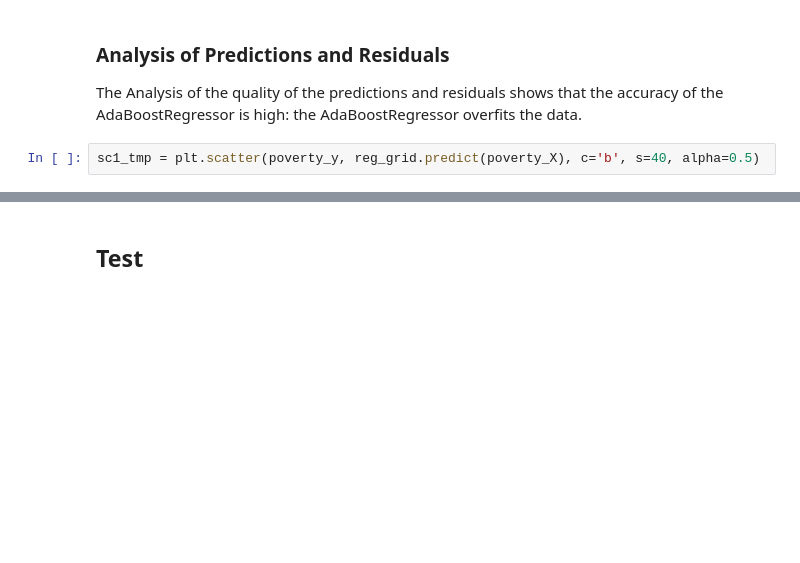
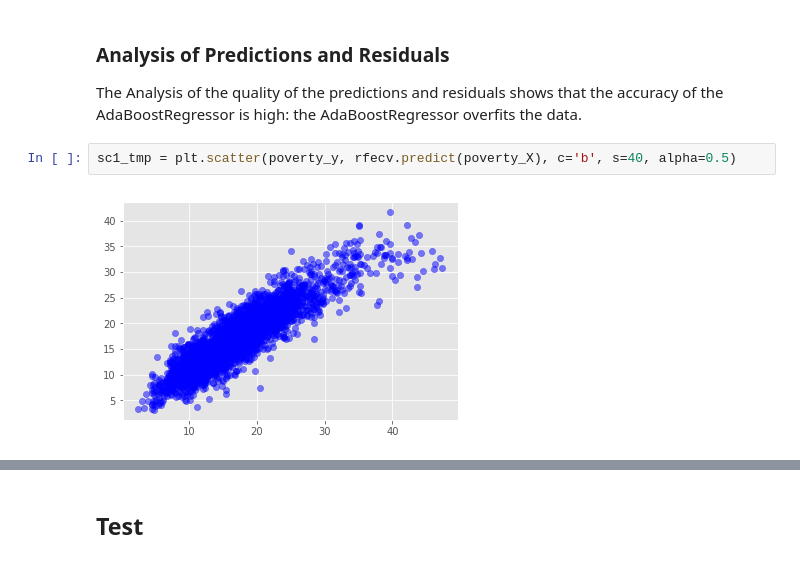
Before and after one commit to mvervuurt/datakitchen, a Jupyter notebook: Templates/Capstone/Capstone-AdaReg.ipynb, the cells around one changed output, grey strips where cells are left out. Drawn from its saved outputs; the diff is of its cells as text; blank space fills up the shorter version.

```diff
--- a/Templates/Capstone/Capstone-AdaReg.ipynb
+++ b/Templates/Capstone/Capstone-AdaReg.ipynb
@@ -1037,5 +1022,7 @@ sorted(lin_ranks)[75:]
 ### Analysis of Predictions and Residuals
 The Analysis of the quality of the predictions and residuals shows that the accuracy of the AdaBoostRegressor is  high: the AdaBoostRegressor overfits the data.
 # %%
-sc1_tmp = plt.scatter(poverty_y, reg_grid.predict(poverty_X), c='b', s=40, alpha=0.5)
+sc1_tmp = plt.scatter(poverty_y, rfecv.predict(poverty_X), c='b', s=40, alpha=0.5)
+# %% [output]
+[figure, added]
 # %%
```
Also changed, not shown: parts of 28 cells of this notebook, 1 other file.
